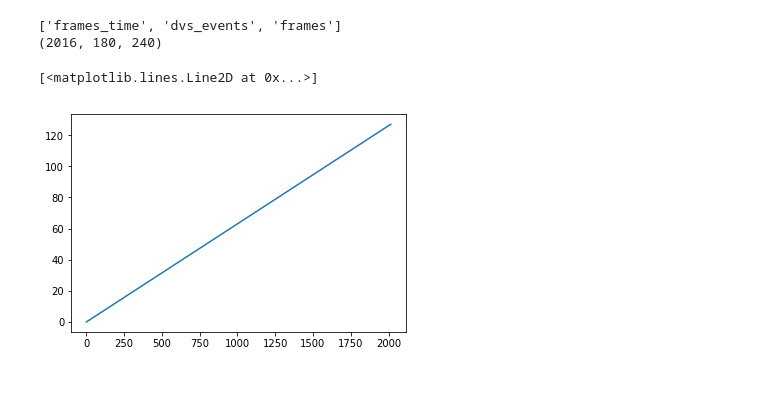
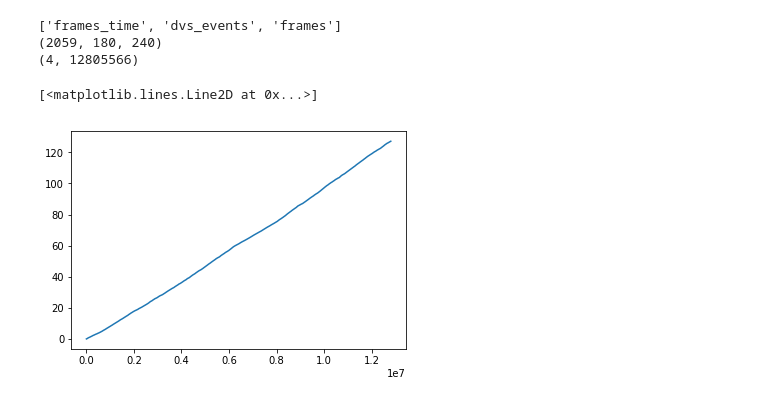
Before and after one commit to Enny1991/hand_gestures_cc19, a Jupyter notebook: HOG_DAVIS_Frames.ipynb, the cells around one changed output. Cells and saved outputs as stored; diff of their text form; code cells hidden in the pictures.

```diff
--- a/HOG_DAVIS_Frames.ipynb
+++ b/HOG_DAVIS_Frames.ipynb
@@ -19,11 +30,14 @@ davis_data = np.load(basedir + file_name)
 print(list(davis_data.keys()))
 davis_frames = davis_data['frames']
 print(davis_frames.shape)
+dvs_events = davis_data['dvs_events']
+print(dvs_events.shape)
 # %% [output]
 ['frames_time', 'dvs_events', 'frames']
-(2016, 180, 240)
+(2059, 180, 240)
+(4, 12805566)
 # %%
-plt.plot(davis_data['frames_time'])
+plt.plot(dvs_events[2])
 # %% [output]
 [<matplotlib.lines.Line2D at 0x...>]
-[figure, old version]
+[figure, new version]
```
Also changed, not shown: parts of 19 cells of this notebook, 12 other files.
